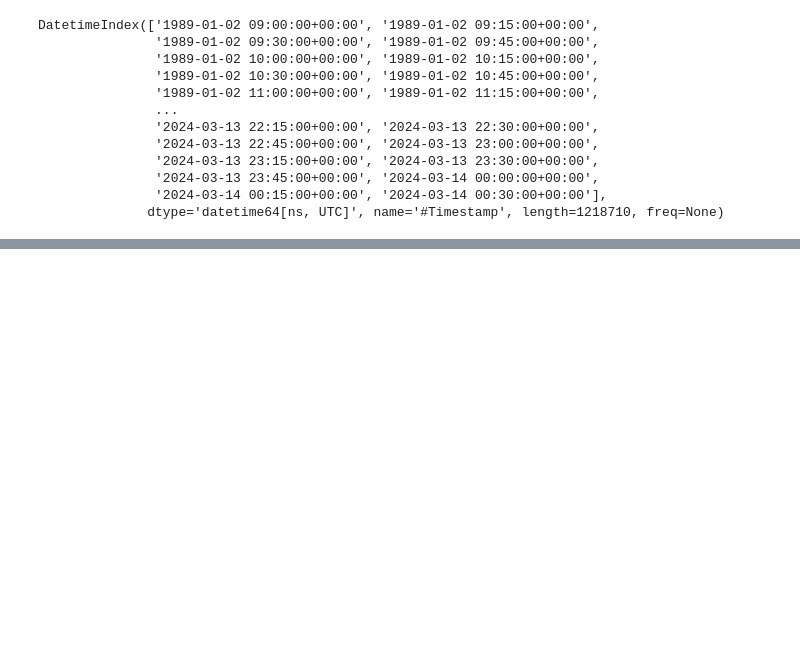
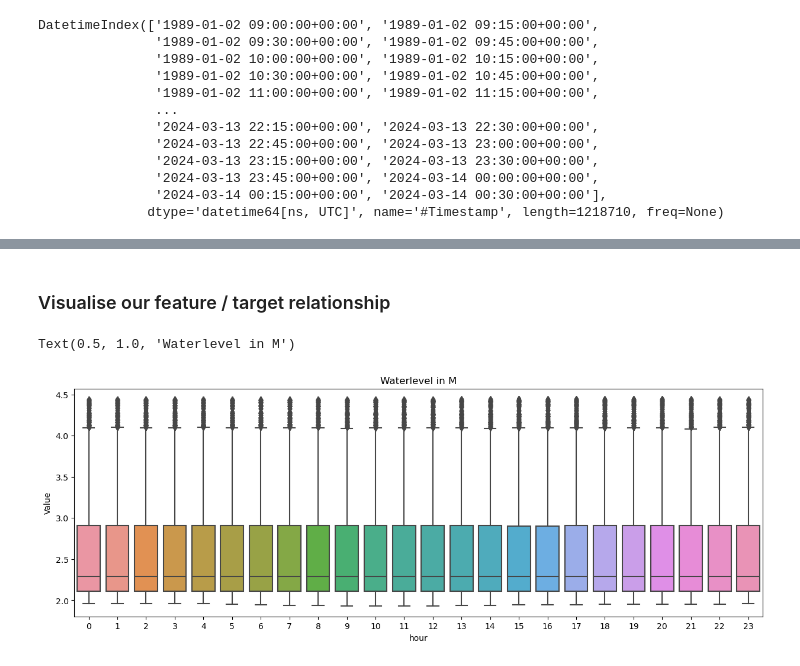
Before and after one commit to burked9/shannon-flood-piml, a Jupyter notebook: water_levels_banagher.ipynb, the cells around one changed output, grey strips where cells are left out. Cells and saved outputs as stored; diff of their text form; code cells hidden in the pictures; blank space fills up the shorter version.

```diff
--- a/water_levels_banagher.ipynb
+++ b/water_levels_banagher.ipynb
@@ -92,3 +102,17 @@ DatetimeIndex(['1989-01-02 09:00:00+00:00', '1989-01-02 09:15:00+00:00',
                '2024-03-13 23:45:00+00:00', '2024-03-14 00:00:00+00:00',
                '2024-03-14 00:15:00+00:00', '2024-03-14 00:30:00+00:00'],
               dtype='datetime64[ns, UTC]', name='#Timestamp', length=1218710, freq=None)
+# %%
+def create_features(df):
+    '''
+    Create time series features based on time series index.
+    '''
+    df['hour'] = df.index.hour
+    df['dayofweek'] = df.index.day_of_week
+    df['quarter'] = df.index.quarter
+    df['month'] = df.index.month
+    df['year'] = df.index.year
+    df['dayofyear'] = df.index.day_of_year
+    return df
+
+df = create_features(df)
@@ -94,0 +140,10 @@ DatetimeIndex(['1989-01-02 09:00:00+00:00', '1989-01-02 09:15:00+00:00',
+# %% [markdown]
+### Visualise our feature / target relationship
+# %%
+fig, ax = plt.subplots(figsize=(15,5))
+sns.boxplot(data=df, x='hour', y='Value')
+ax.set_title('Waterlevel in M')
+# this is trivial in this case, as waterlevel varies with slow cadence
+# %% [output]
+Text(0.5, 1.0, 'Waterlevel in M')
+[figure, added]
```
Also changed, not shown: parts of 7 cells of this notebook.
